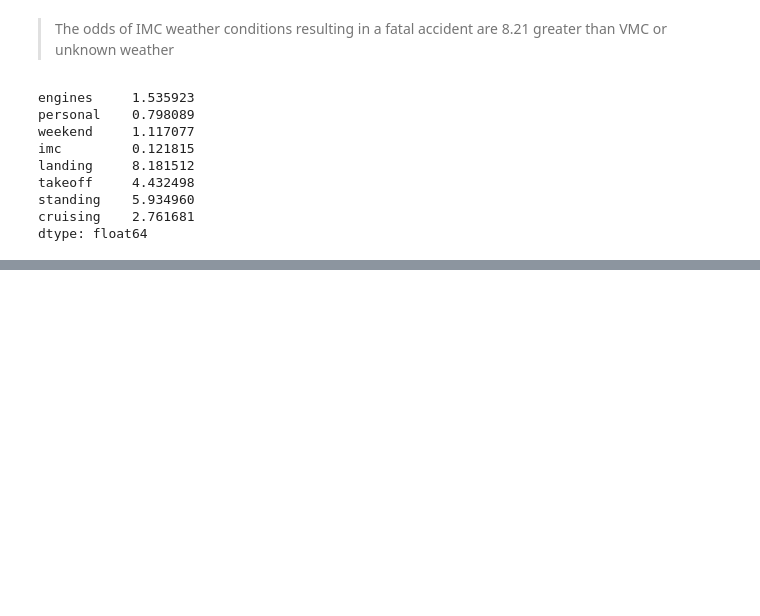
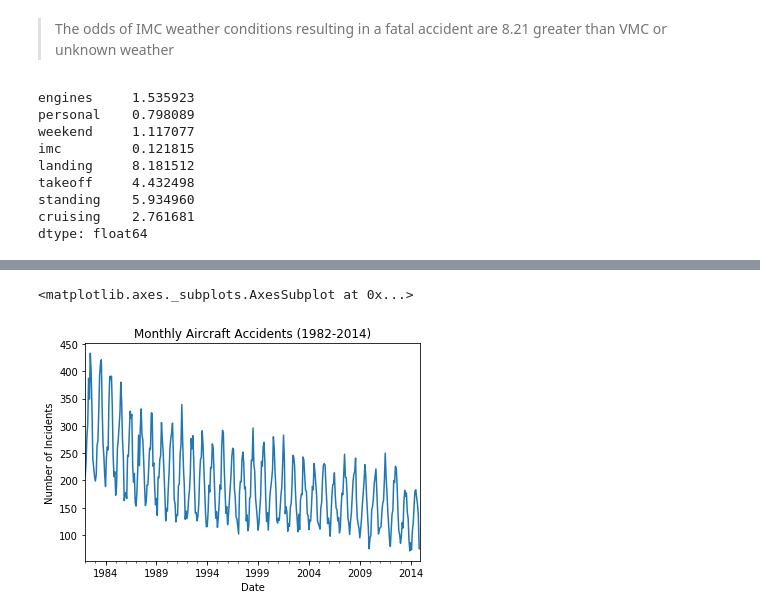
Before and after one commit to shreyejsaxena/data-scientist-exercise02, a Jupyter notebook: NTSB Analysis.ipynb, the cells around one changed output, grey strips where cells are left out. Cells and saved outputs as stored; diff of their text form; code cells hidden in the pictures; blank space fills up the shorter version.

```diff
--- a/NTSB Analysis.ipynb
+++ b/NTSB Analysis.ipynb
@@ -238,0 +243,7 @@ ntsb.head(100)
+# %%
+# remove entries before 1982 and after 2014
+ntsb = ntsb[(ntsb.EventDate >= pd.to_datetime('1982-01-01'))&(ntsb.EventDate < pd.to_datetime('2015-01-01'))]
+# %%
+# Count the number of incidents by month
+ntsb_ts = ntsb.resample('M').count()['AccidentNumber']
+ntsb_ts.head(24)
@@ -238,0 +268,9 @@ ntsb.head(100)
+# %%
+fig = ntsb_ts.plot()
+fig.set_title('Monthly Aircraft Accidents (1982-2014)')
+fig.set_xlabel('Date')
+fig.set_ylabel('Number of Incidents')
+fig
+# %% [output]
+<matplotlib.axes._subplots.AxesSubplot at 0x...>
+[figure, added]
```
Also changed, not shown: parts of 18 cells of this notebook.
